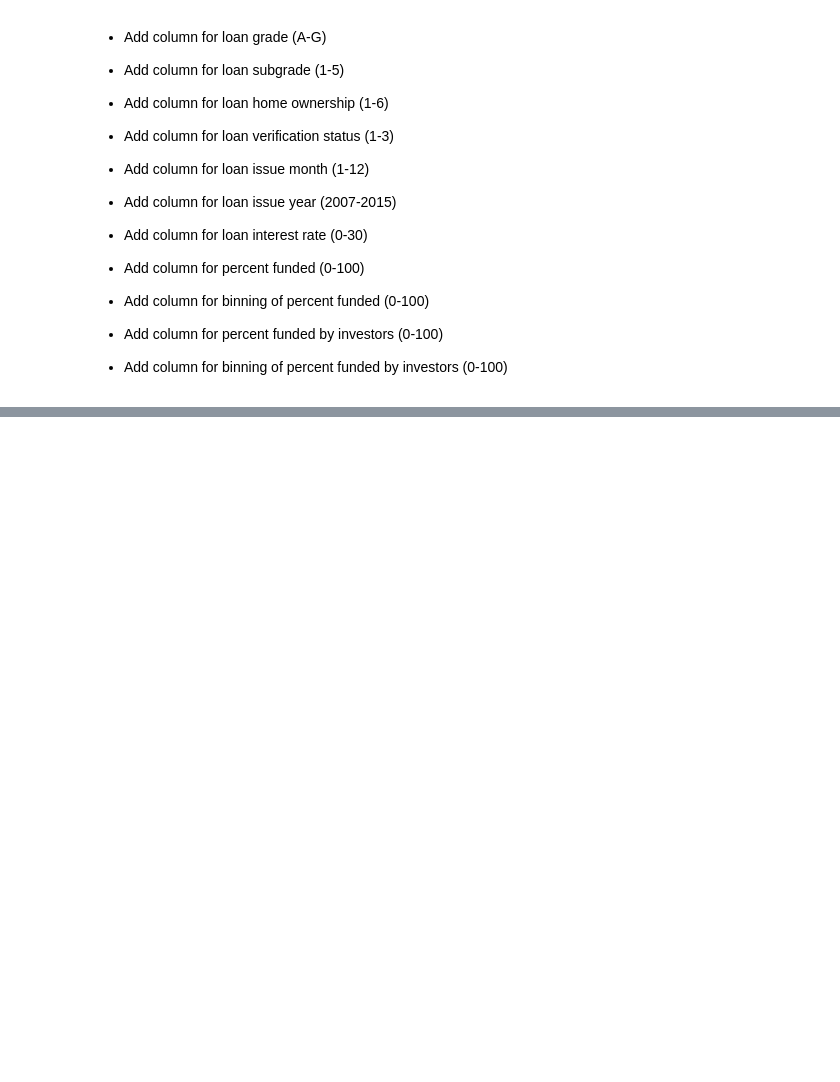
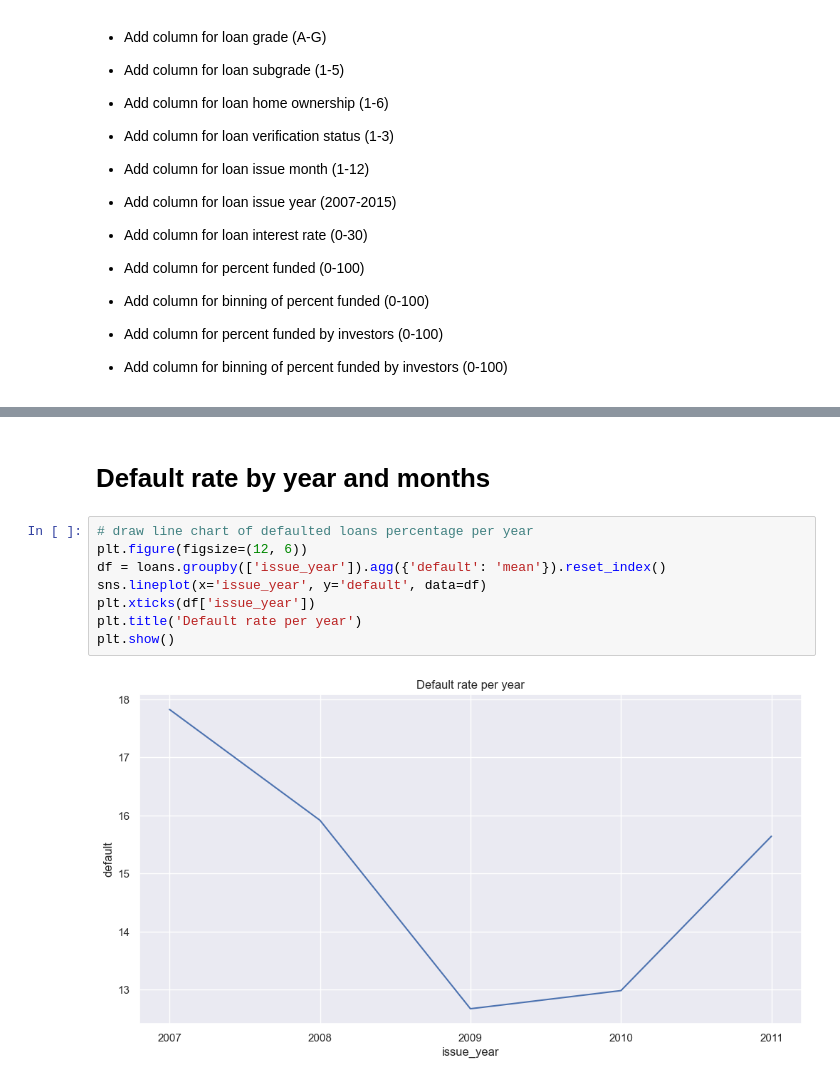
Before and after one commit to ChaitanyaVootla/LoanCaseStudy, a Jupyter notebook: Loan.ipynb, the cells around one changed output, grey strips where cells are left out. Drawn from its saved outputs; the diff is of its cells as text; blank space fills up the shorter version.

```diff
--- a/Loan.ipynb
+++ b/Loan.ipynb
@@ -375,0 +229,12 @@ plt.show()
+# %% [markdown]
+# Default rate by year and months
+# %%
+# draw line chart of defaulted loans percentage per year
+plt.figure(figsize=(12, 6))
+df = loans.groupby(['issue_year']).agg({'default': 'mean'}).reset_index()
+sns.lineplot(x='issue_year', y='default', data=df)
+plt.xticks(df['issue_year'])
+plt.title('Default rate per year')
+plt.show()
+# %% [output]
+[figure, added]
```
Also changed, not shown: parts of 54 cells of this notebook.
